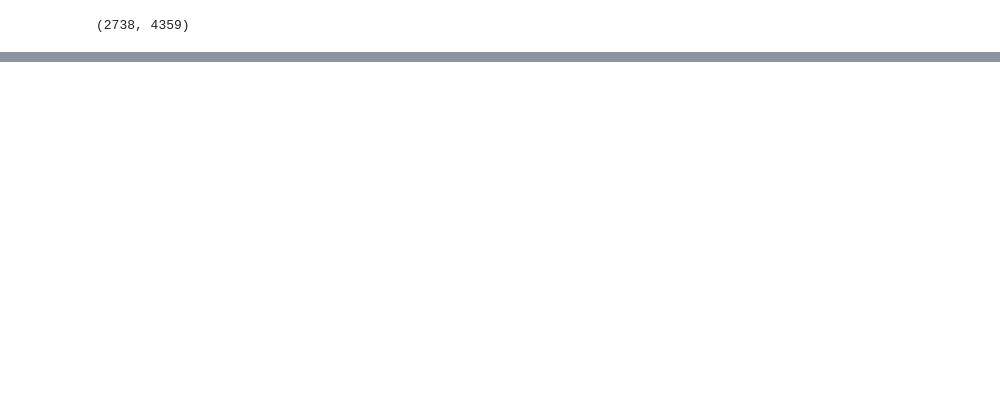
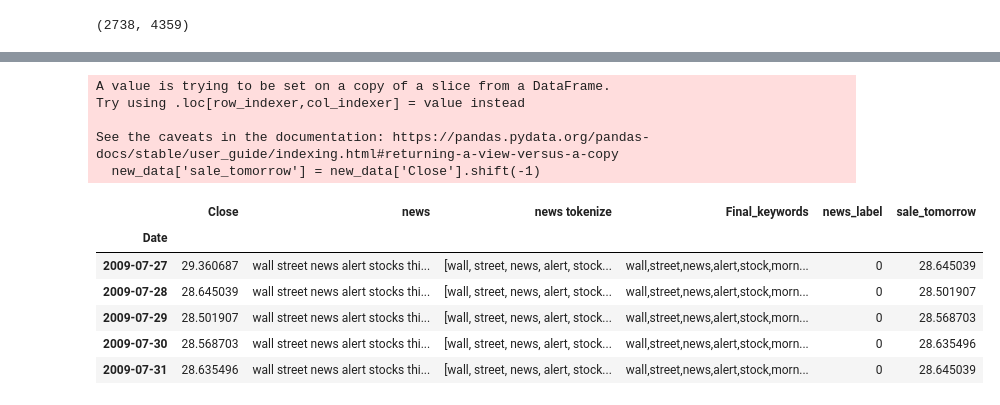
Before and after one commit to ap539813/Stock-Price-Prediction-using-Stock-Price-and-News-Data, a Jupyter notebook: Project.ipynb, the cells around one changed output, grey strips where cells are left out. Cells and saved outputs as stored; diff of their text form; code cells hidden in the pictures; blank space fills up the shorter version.

Commit message:
The data is ready to feed to the model

```diff
--- a/Project.ipynb
+++ b/Project.ipynb
@@ -399,0 +428,9 @@ news_vectors.shape
+# %%
+from sklearn.cluster import DBSCAN
+
+
+dbscn = DBSCAN(eps = 1.33)
+
+labels = dbscn.fit_predict(news_vectors)
+
+print(set(labels))
@@ -399,0 +439,5 @@ news_vectors.shape
+# %%
+# Now since we have the cluster labels we can assign these labels to each and every data point we have in out dataset
+new_data['news_label'] = labels
+
+display(new_data.head())
@@ -399,0 +463,16 @@ news_vectors.shape
+# %%
+new_data['sale_tomorrow'] = new_data['Close'].shift(-1)
+new_data.head()
+# %% [output]
+A value is trying to be set on a copy of a slice from a DataFrame.
+Try using .loc[row_indexer,col_indexer] = value instead
+
+See the caveats in the documentation: https://pandas.pydata.org/pandas-docs/stable/user_guide/indexing.html#returning-a-view-versus-a-copy
+  new_data['sale_tomorrow'] = new_data['Close'].shift(-1)
+|  | Close | news | news tokenize | Final_keywords | news_label | sale_tomorrow |
+| Date |  |  |  |  |  |  |
+| 2009-07-27 | 29.360687 | wall street news alert stocks thi... | [wall, street, news, alert, stock... | wall,street,news,alert,stock,morn... | 0 | 28.645039 |
+| 2009-07-28 | 28.645039 | wall street news alert stocks thi... | [wall, street, news, alert, stock... | wall,street,news,alert,stock,morn... | 0 | 28.501907 |
+| 2009-07-29 | 28.501907 | wall street news alert stocks thi... | [wall, street, news, alert, stock... | wall,street,news,alert,stock,morn... | 0 | 28.568703 |
+| 2009-07-30 | 28.568703 | wall street news alert stocks thi... | [wall, street, news, alert, stock... | wall,street,news,alert,stock,morn... | 0 | 28.635496 |
+| 2009-07-31 | 28.635496 | wall street news alert stocks thi... | [wall, street, news, alert, stock... | wall,street,news,alert,stock,morn... | 0 | 28.645039 |
```
Also changed, not shown: parts of 15 cells of this notebook.
